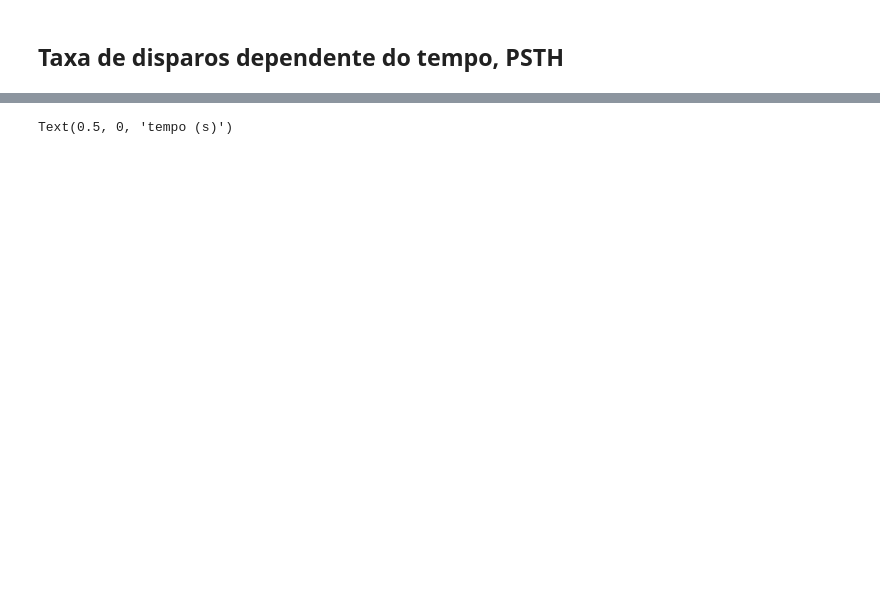
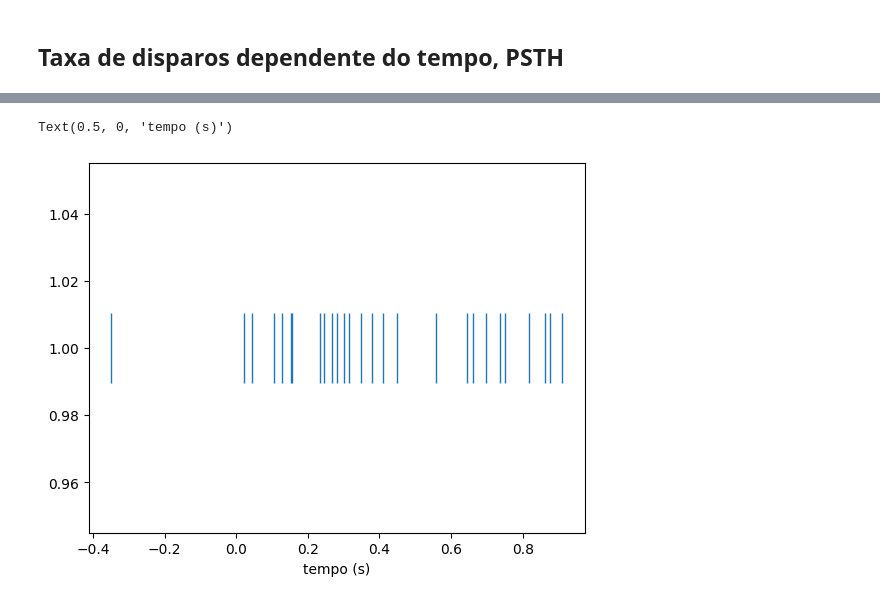
Before and after one commit to borismarin/sample-data, a Jupyter notebook: neuro-comp/AtividadesSpikes.ipynb, the cells around one changed output, grey strips where cells are left out. Saved outputs shown, nothing was run; the diff lists cells and outputs as text; code cells hidden in the pictures; blank space fills up the shorter version.

```diff
--- a/neuro-comp/AtividadesSpikes.ipynb
+++ b/neuro-comp/AtividadesSpikes.ipynb
@@ -62,6 +55,7 @@ mil = pega_dados('mil_repetidos.npy') # carrega arquivo com mil traços
 # %%
 # raster para a primeira das mil séries
 plt.figure(6)
-plt.plot(mil[0], np.ones_like(mil[0]), '|', ms=50) # disparos parecem aleatórios
+n = 42
+plt.plot(mil[n], np.ones_like(mil[n]), '|', ms=50) # disparos parecem aleatórios
 plt.xlabel('tempo (s)')
 # %% [output]
@@ -70,3 +62,4 @@ plt.xlabel('tempo (s)')
 Text(0.5, 0, 'tempo (s)')
+[figure, added]
 # %%
 plt.figure(7)
```
Also changed, not shown: parts of 7 cells of this notebook.
